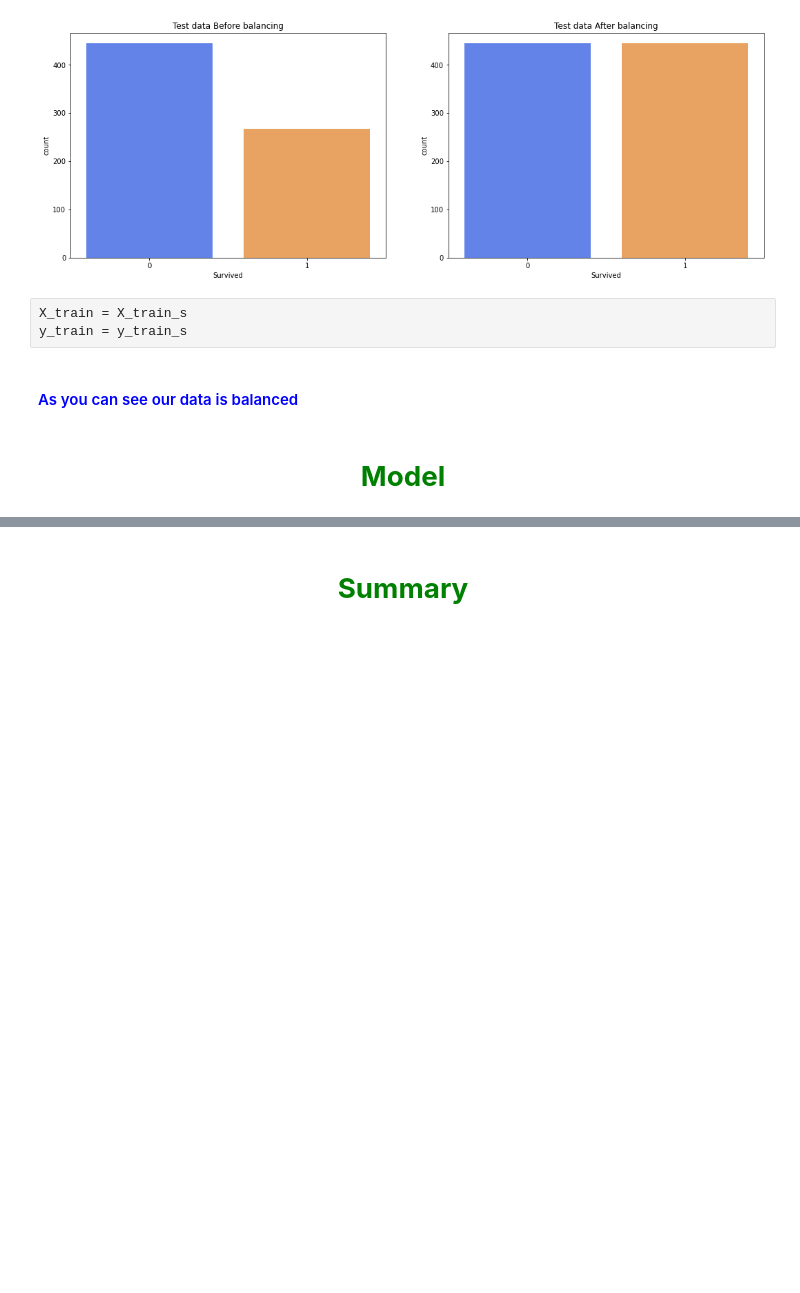
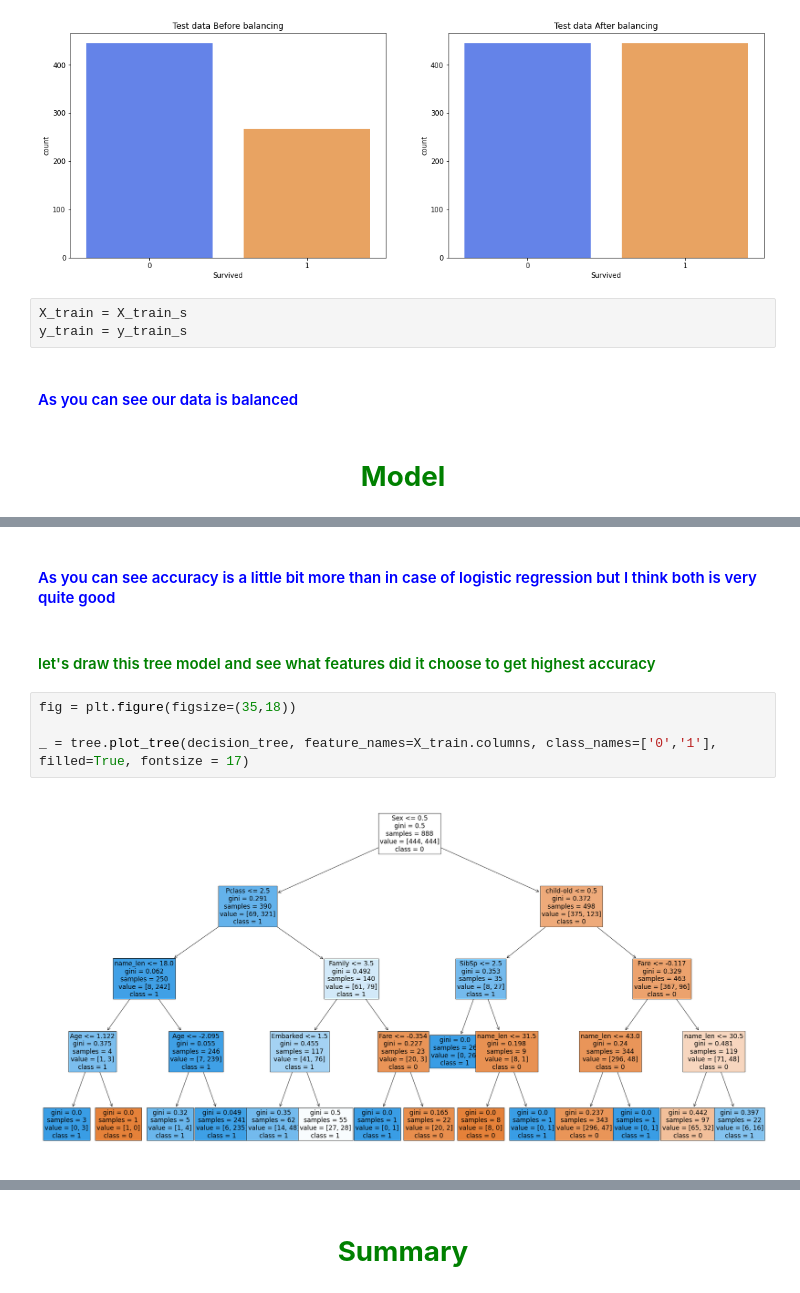
Before and after one commit to RRaphaell/kaggle_titanic, a Jupyter notebook: titanic_survival_prediction.ipynb, the cells around one changed output, grey strips where cells are left out. Cells and saved outputs as stored; diff of their text form; blank space fills up the shorter version.

```diff
--- a/titanic_survival_prediction.ipynb
+++ b/titanic_survival_prediction.ipynb
@@ -339,0 +416,10 @@ y_train = y_train_s
+# %% [markdown]
+#### <span style="color:blue"> As you can see accuracy is a little bit more than in case of logistic regression but I think both is very quite good
+# %% [markdown]
+#### <span style="color:green"> let's draw this tree model and see what features did it choose to get highest accuracy
+# %%
+fig = plt.figure(figsize=(35,18))
+
+_ = tree.plot_tree(decision_tree, feature_names=X_train.columns, class_names=['0','1'], filled=True, fontsize = 17)
+# %% [output]
+[figure, added]
```
Also changed, not shown: parts of 16 cells of this notebook.
